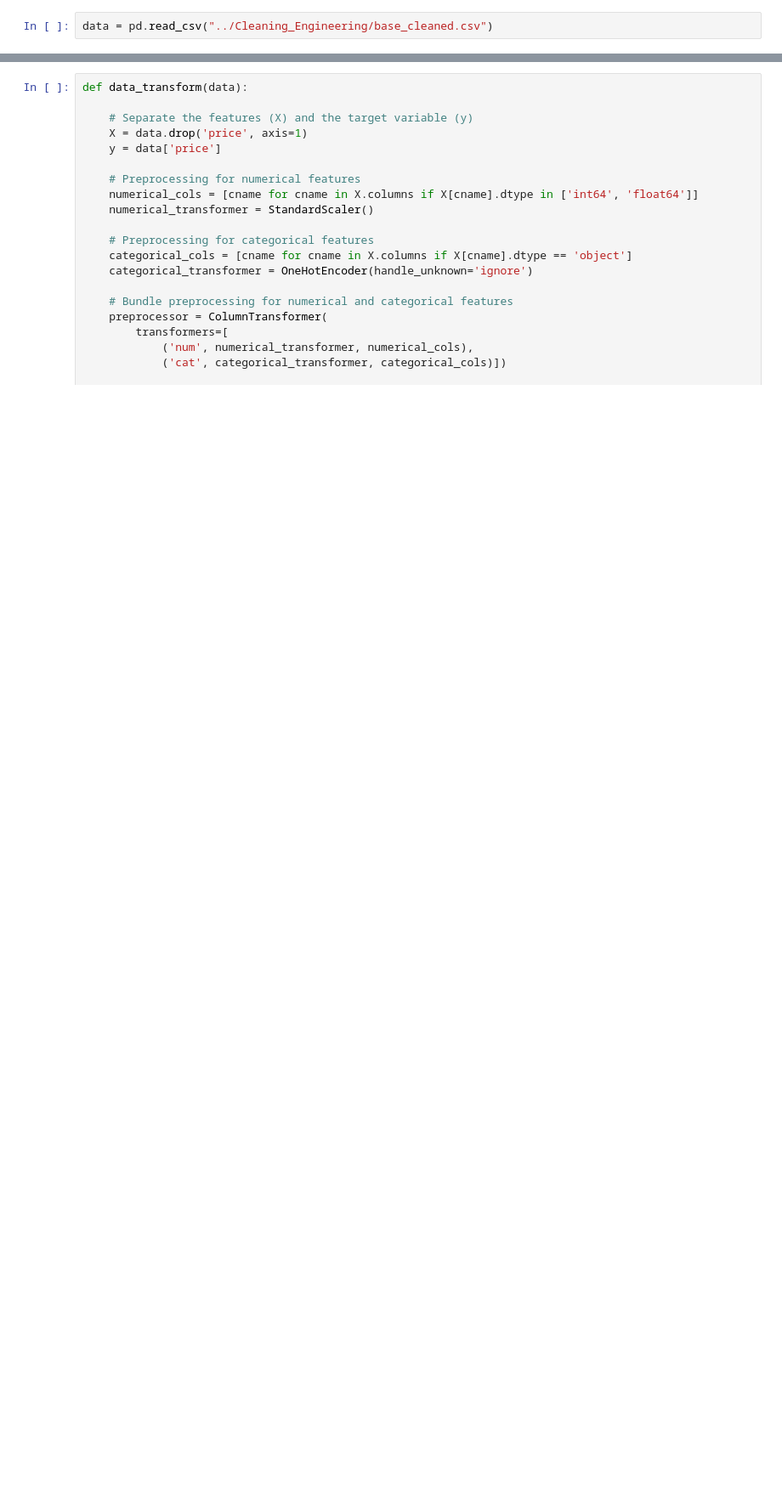
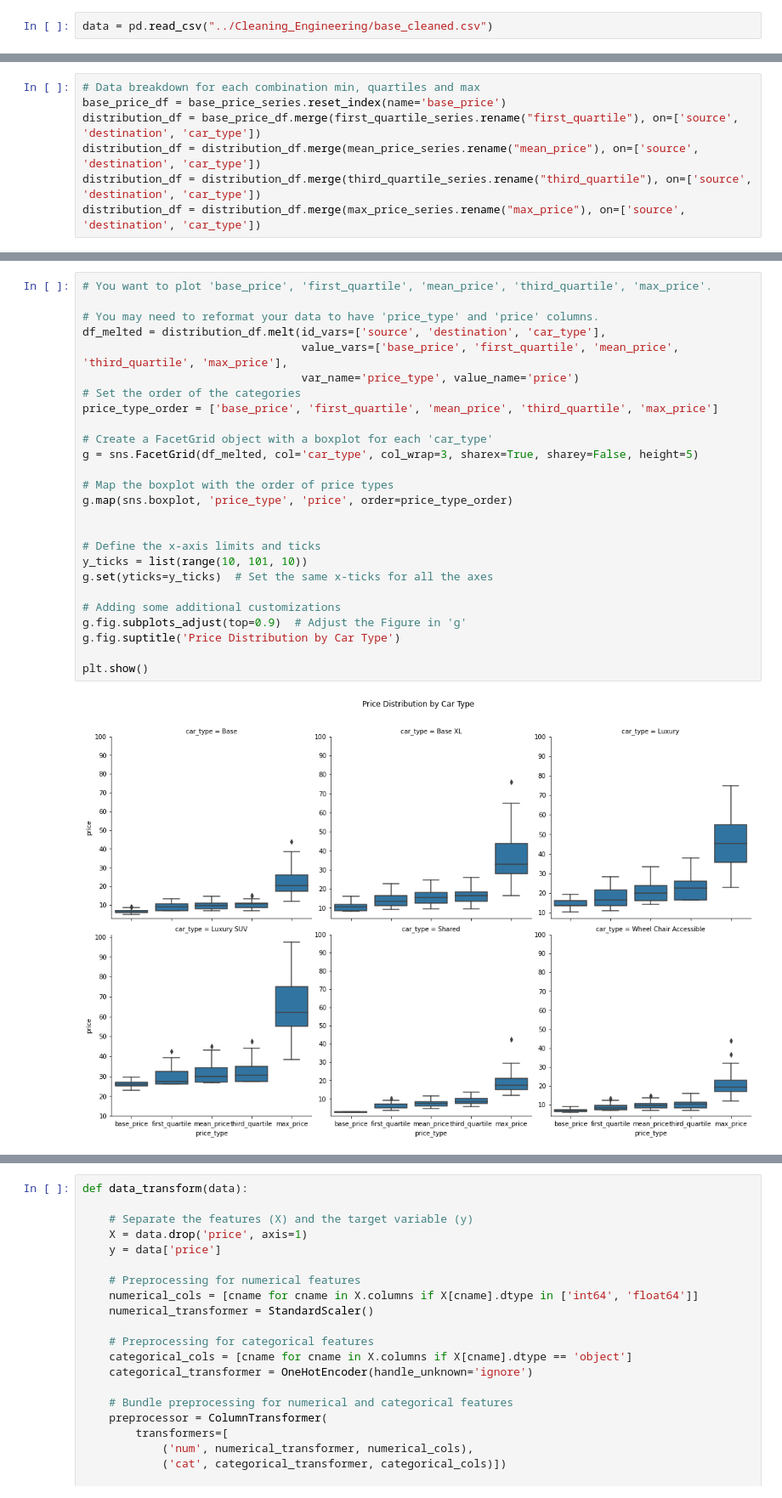
Before and after one commit to emekaamadi/Dynamic_Project, a Jupyter notebook: Modeling/dynamic_modeling.ipynb, the cells around one changed output, grey strips where cells are left out. Shown at 85% size. Saved outputs shown, nothing was run; the diff lists cells and outputs as text; blank space fills up the shorter version.

```diff
--- a/Modeling/dynamic_modeling.ipynb
+++ b/Modeling/dynamic_modeling.ipynb
@@ -61,0 +39,7 @@ NameError: name 'df' is not defined
+# %%
+# Data breakdown for each combination min, quartiles and max
+base_price_df = base_price_series.reset_index(name='base_price')
+distribution_df = base_price_df.merge(first_quartile_series.rename("first_quartile"), on=['source', 'destination', 'car_type'])
+distribution_df = distribution_df.merge(mean_price_series.rename("mean_price"), on=['source', 'destination', 'car_type'])
+distribution_df = distribution_df.merge(third_quartile_series.rename("third_quartile"), on=['source', 'destination', 'car_type'])
+distribution_df = distribution_df.merge(max_price_series.rename("max_price"), on=['source', 'destination', 'car_type'])
@@ -61,0 +50,28 @@ NameError: name 'df' is not defined
+# %%
+# You want to plot 'base_price', 'first_quartile', 'mean_price', 'third_quartile', 'max_price'.
+
+# You may need to reformat your data to have 'price_type' and 'price' columns.
+df_melted = distribution_df.melt(id_vars=['source', 'destination', 'car_type'],
+                                 value_vars=['base_price', 'first_quartile', 'mean_price', 'third_quartile', 'max_price'],
+                                 var_name='price_type', value_name='price')
+# Set the order of the categories
+price_type_order = ['base_price', 'first_quartile', 'mean_price', 'third_quartile', 'max_price']
+
+# Create a FacetGrid object with a boxplot for each 'car_type'
+g = sns.FacetGrid(df_melted, col='car_type', col_wrap=3, sharex=True, sharey=False, height=5)
+
+# Map the boxplot with the order of price types
+g.map(sns.boxplot, 'price_type', 'price', order=price_type_order)
+
+
+# Define the x-axis limits and ticks
+y_ticks = list(range(10, 101, 10))
+g.set(yticks=y_ticks)  # Set the same x-ticks for all the axes
+
+# Adding some additional customizations
+g.fig.subplots_adjust(top=0.9)  # Adjust the Figure in 'g'
+g.fig.suptitle('Price Distribution by Car Type')
+
+plt.show()
+# %% [output]
+[figure, added]
```
Also changed, not shown: parts of 10 cells of this notebook, 2 other files.
